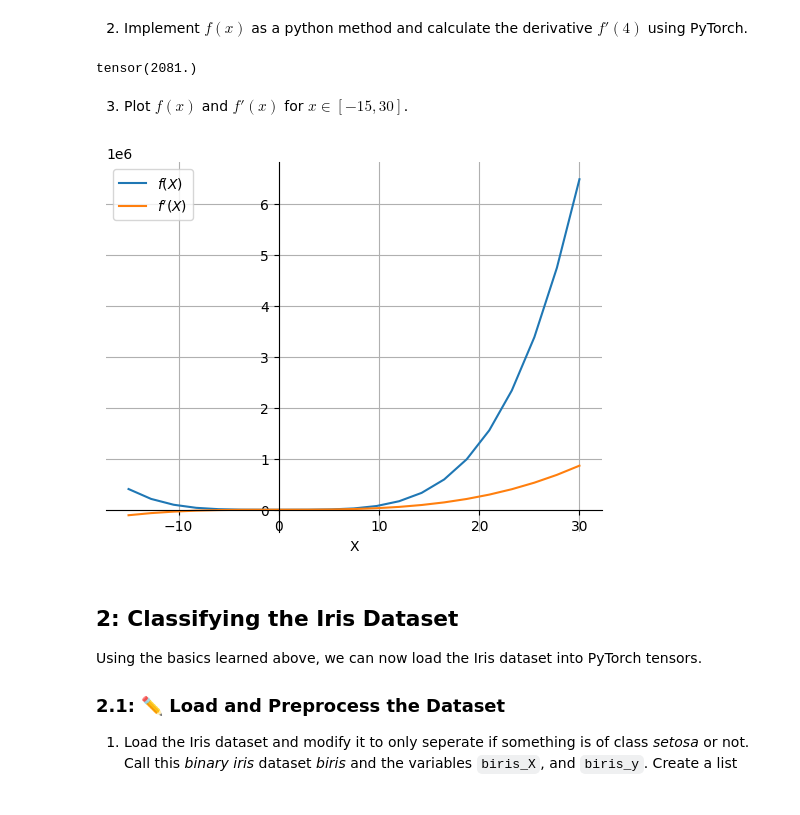
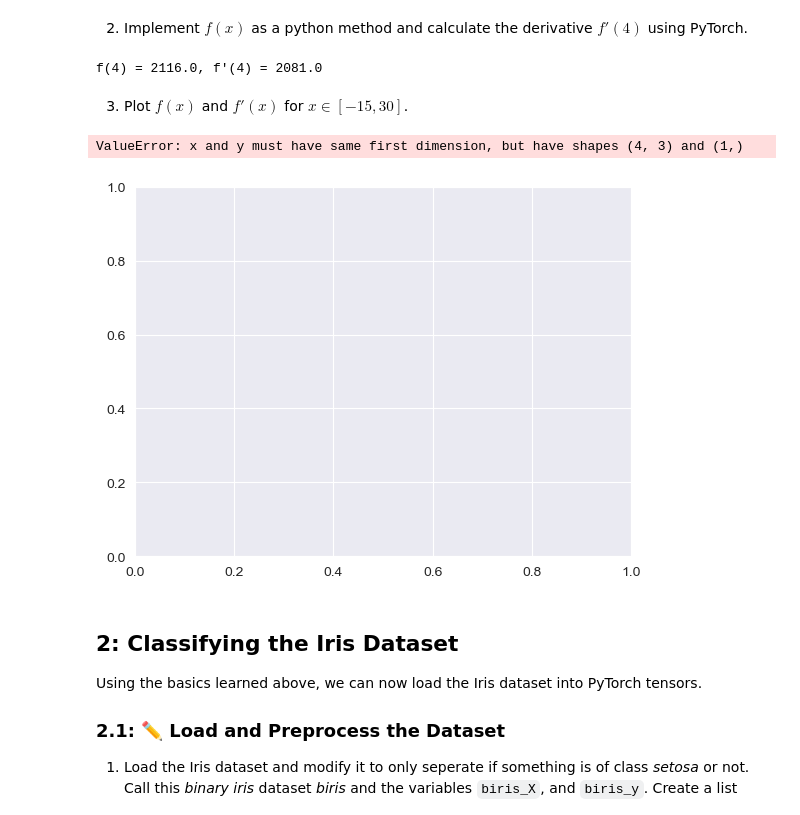
Before and after one commit to Sui-nyan/ML-excercises, a Jupyter notebook: A4_Neural_Networks_PyTorch.ipynb, the cells around one changed output. Cells and saved outputs as stored; diff of their text form; code cells hidden in the pictures.

```diff
--- a/A4_Neural_Networks_PyTorch.ipynb
+++ b/A4_Neural_Networks_PyTorch.ipynb
@@ -243,14 +231,31 @@ grad(x7) = tensor([ 0.,  1., 20.])
 2. Implement $f(x)$ as a python method and calculate the derivative $f'(4)$ using PyTorch.
 # %%
 # TODO: Implement
+def f(x):
+    return 8 * x**4 + 4 * x**2 + x
+
+x4 = torch.linspace(-15, 30, 4, requires_grad=True)
+fx = f(x)
+f4 = f(4)
+f_derivat = fx.sum().backward()
+print(f"f(4) = {fx}, f'(4) = {x.grad}")
 # %% [output]
-tensor(2081.)
+f(4) = 2116.0, f'(4) = 2081.0
 # %% [markdown]
 3. Plot $f(x)$ and $f'(x)$ for $x\in[-15, 30]$.
 # %%
 # TODO: Implement
+# sample_range = 10
+# X5 = torch.linspace(-sample_range, sample_range, 21, requires_grad=True)
+# fX5 = 4 * X5**2
+# fX5.sum().backward()
+#
+# plt_derivation(X5, fX5, x_label="X_5")
+
+plt_derivation(x4, fx, x_label="X")
 # %% [output]
+ValueError: x and y must have same first dimension, but have shapes (4, 3) and (1,)
-[figure, old version]
+[figure, new version]
 # %% [markdown]
 ## 2: Classifying the Iris Dataset
 
```
Also changed, not shown: parts of 25 cells of this notebook, 2 other files.
